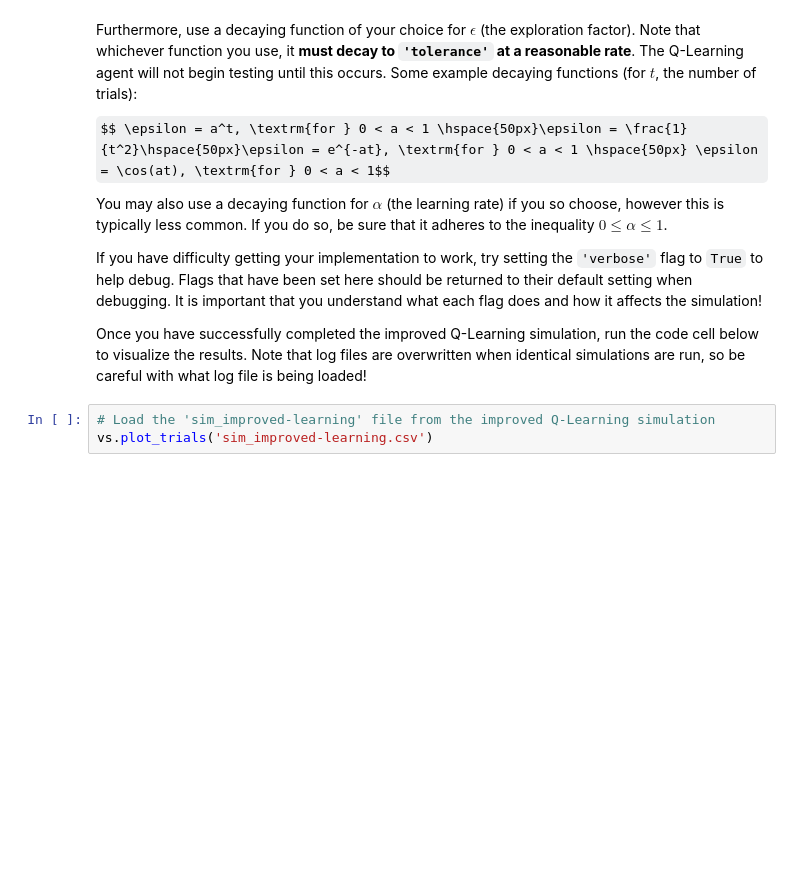
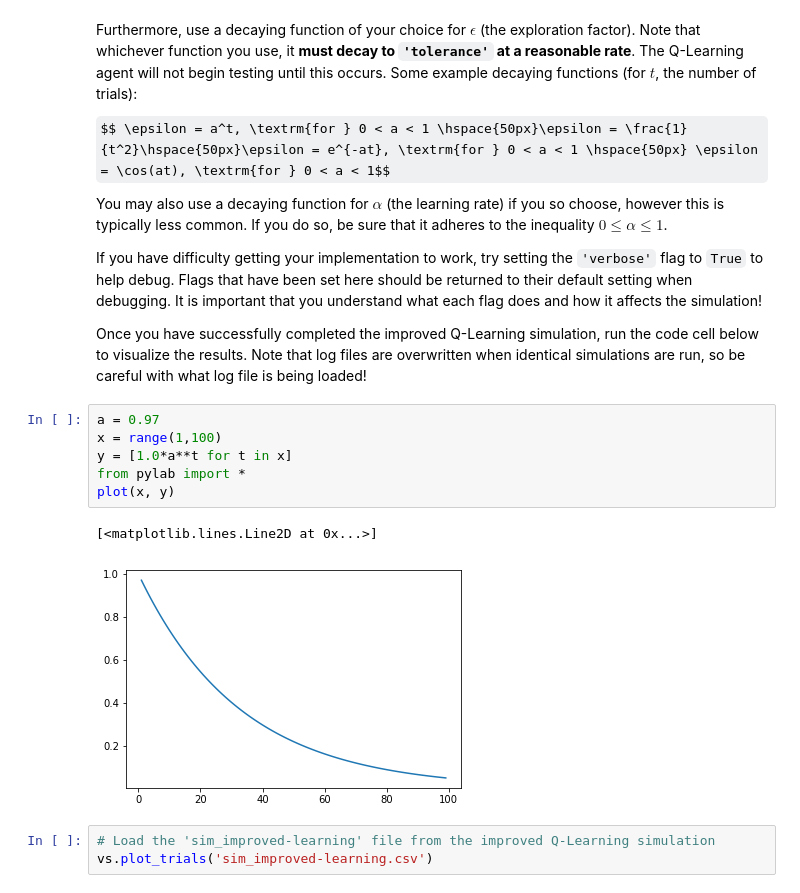
Before and after one commit to tutysara/machine-learning, a Jupyter notebook: projects/smartcab/smartcab.ipynb, the cells around one changed output. Cells and saved outputs as stored; diff of their text form; some formulas as TeX source; blank space fills up the shorter version.

```diff
--- a/projects/smartcab/smartcab.ipynb
+++ b/projects/smartcab/smartcab.ipynb
@@ -236,6 +245,15 @@ You may also use a decaying function for $\alpha$ (the learning rate) if you so
 If you have difficulty getting your implementation to work, try setting the `'verbose'` flag to `True` to help debug. Flags that have been set here should be returned to their default setting when debugging. It is important that you understand what each flag does and how it affects the simulation!
 
 Once you have successfully completed the improved Q-Learning simulation, run the code cell below to visualize the results. Note that log files are overwritten when identical simulations are run, so be careful with what log file is being loaded!
+# %%
+a = 0.97
+x = range(1,100)
+y = [1.0*a**t for t in x]
+from pylab import *
+plot(x, y)
+# %% [output]
+[<matplotlib.lines.Line2D at 0x...>]
+[figure, added]
 # %%
 # Load the 'sim_improved-learning' file from the improved Q-Learning simulation
 vs.plot_trials('sim_improved-learning.csv')
```
Also changed, not shown: parts of 3 cells of this notebook, 1 other file.
